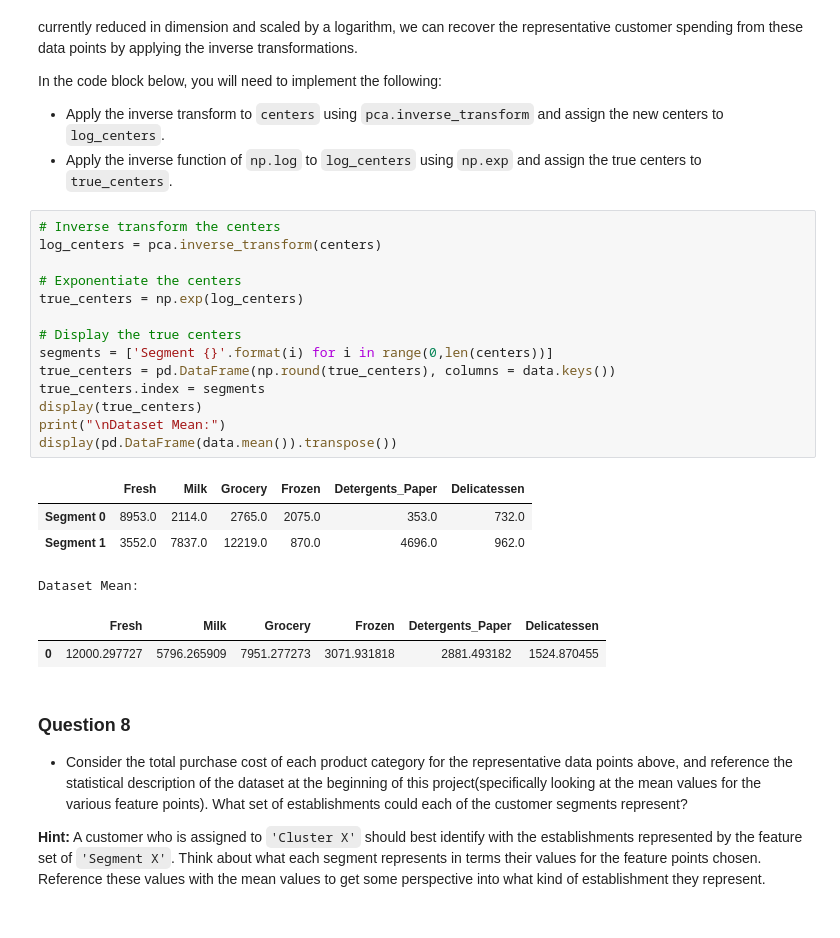
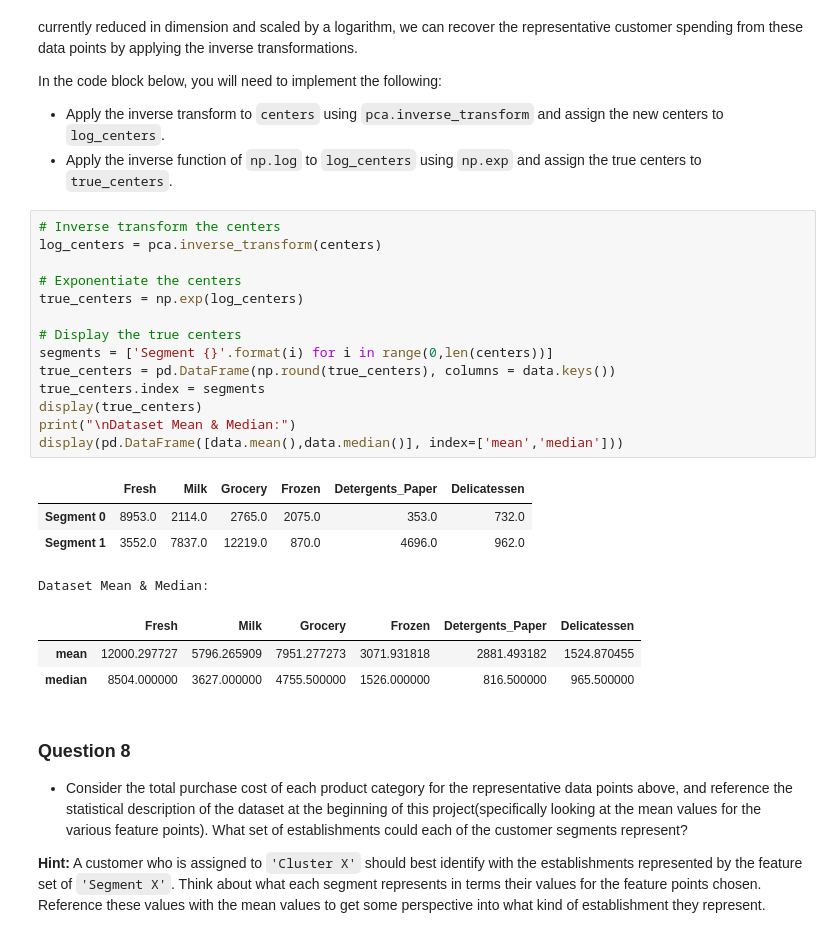
Before and after one commit to lukas235/mlnd, a Jupyter notebook: customer_segments/customer_segments.ipynb, the cells around one changed output. Cells and saved outputs as stored; diff of their text form.

```diff
--- a/customer_segments/customer_segments.ipynb
+++ b/customer_segments/customer_segments.ipynb
@@ -659,24 +659,25 @@ In the code block below, you will need to implement the following:
 # %%
 # Inverse transform the centers
 log_centers = pca.inverse_transform(centers)
 
 # Exponentiate the centers
 true_centers = np.exp(log_centers)
 
 # Display the true centers
 segments = ['Segment {}'.format(i) for i in range(0,len(centers))]
 true_centers = pd.DataFrame(np.round(true_centers), columns = data.keys())
 true_centers.index = segments
 display(true_centers)
-print("\nDataset Mean:")
-display(pd.DataFrame(data.mean()).transpose())
+print("\nDataset Mean & Median:")
+display(pd.DataFrame([data.mean(),data.median()], index=['mean','median']))
 # %% [output]
 |  | Fresh | Milk | Grocery | Frozen | Detergents_Paper | Delicatessen |
 | Segment 0 | 8953.0 | 2114.0 | 2765.0 | 2075.0 | 353.0 | 732.0 |
 | Segment 1 | 3552.0 | 7837.0 | 12219.0 | 870.0 | 4696.0 | 962.0 |
-Dataset Mean:
+Dataset Mean & Median:
 |  | Fresh | Milk | Grocery | Frozen | Detergents_Paper | Delicatessen |
-| 0 | 12000.297727 | 5796.265909 | 7951.277273 | 3071.931818 | 2881.493182 | 1524.870455 |
+| mean | 12000.297727 | 5796.265909 | 7951.277273 | 3071.931818 | 2881.493182 | 1524.870455 |
+| median | 8504.000000 | 3627.000000 | 4755.500000 | 1526.000000 | 816.500000 | 965.500000 |
 # %% [markdown]
 ### Question 8
 
```
Also changed, not shown: parts of 3 cells of this notebook, 1 other file.
